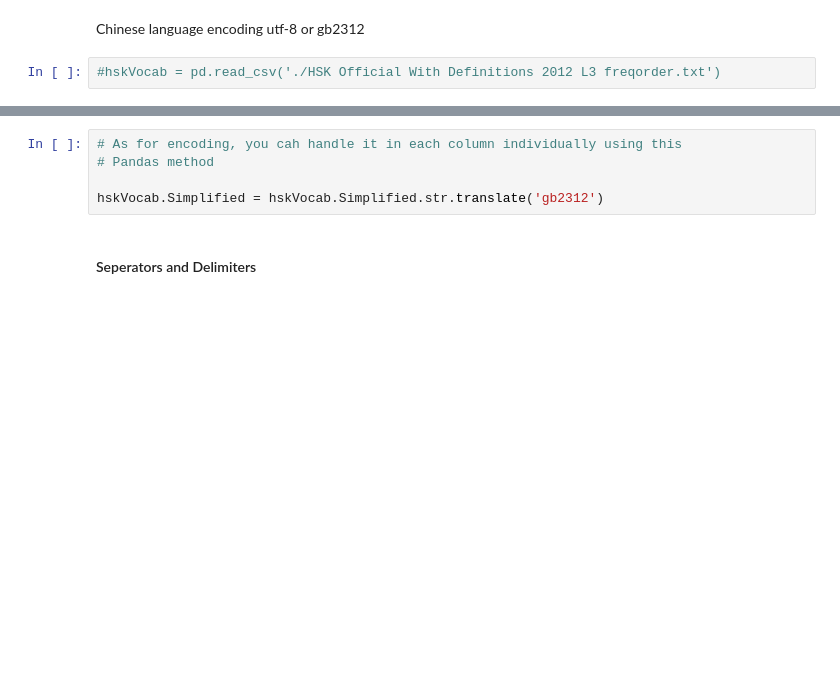
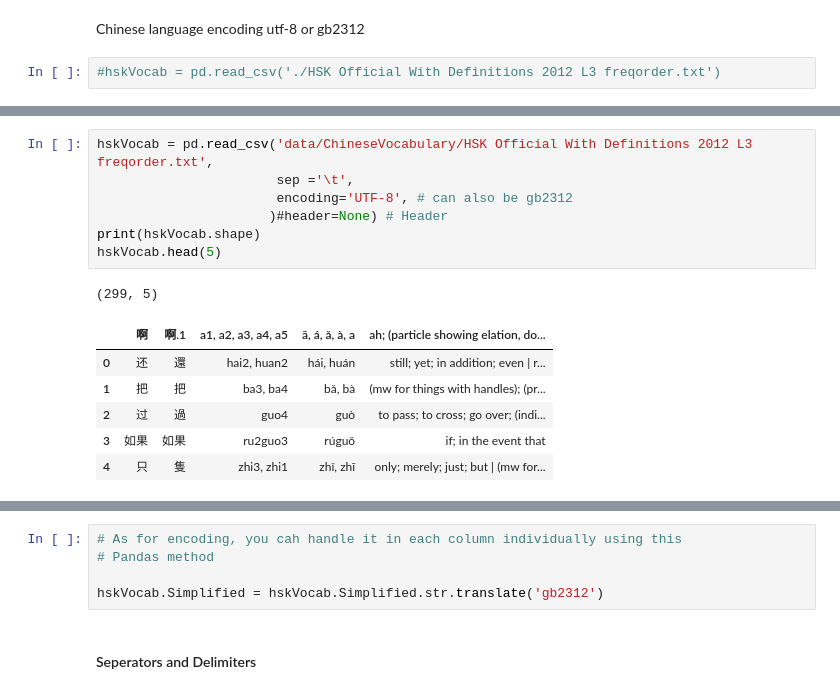
Before and after one commit to unpackAI/DL201, a Jupyter notebook: Week 1/Week 1 Skills Book.ipynb, the cells around one changed output, grey strips where cells are left out. Cells and saved outputs as stored; diff of their text form; blank space fills up the shorter version.

```diff
--- a/Week 1/Week 1 Skills Book.ipynb
+++ b/Week 1/Week 1 Skills Book.ipynb
@@ -191,0 +224,15 @@ hskVocab.head(5)
+# %%
+hskVocab = pd.read_csv('data/ChineseVocabulary/HSK Official With Definitions 2012 L3 freqorder.txt',
+                       sep ='\t',
+                       encoding='UTF-8', # can also be gb2312
+                      )#header=None) # Header
+print(hskVocab.shape)
+hskVocab.head(5)
+# %% [output]
+(299, 5)
+|  | 啊 | 啊.1 | a1, a2, a3, a4, a5 | ā, á, ǎ, à, a | ah; (particle showing elation, do... |
+| 0 | 还 | 還 | hai2, huan2 | hái, huán | still; yet; in addition; even | r... |
+| 1 | 把 | 把 | ba3, ba4 | bǎ, bà | (mw for things with handles); (pr... |
+| 2 | 过 | 過 | guo4 | guò | to pass; to cross; go over; (indi... |
+| 3 | 如果 | 如果 | ru2guo3 | rúguǒ | if; in the event that |
+| 4 | 只 | 隻 | zhi3, zhi1 | zhǐ, zhī | only; merely; just; but | (mw for... |
```
Also changed, not shown: parts of 37 cells of this notebook.
